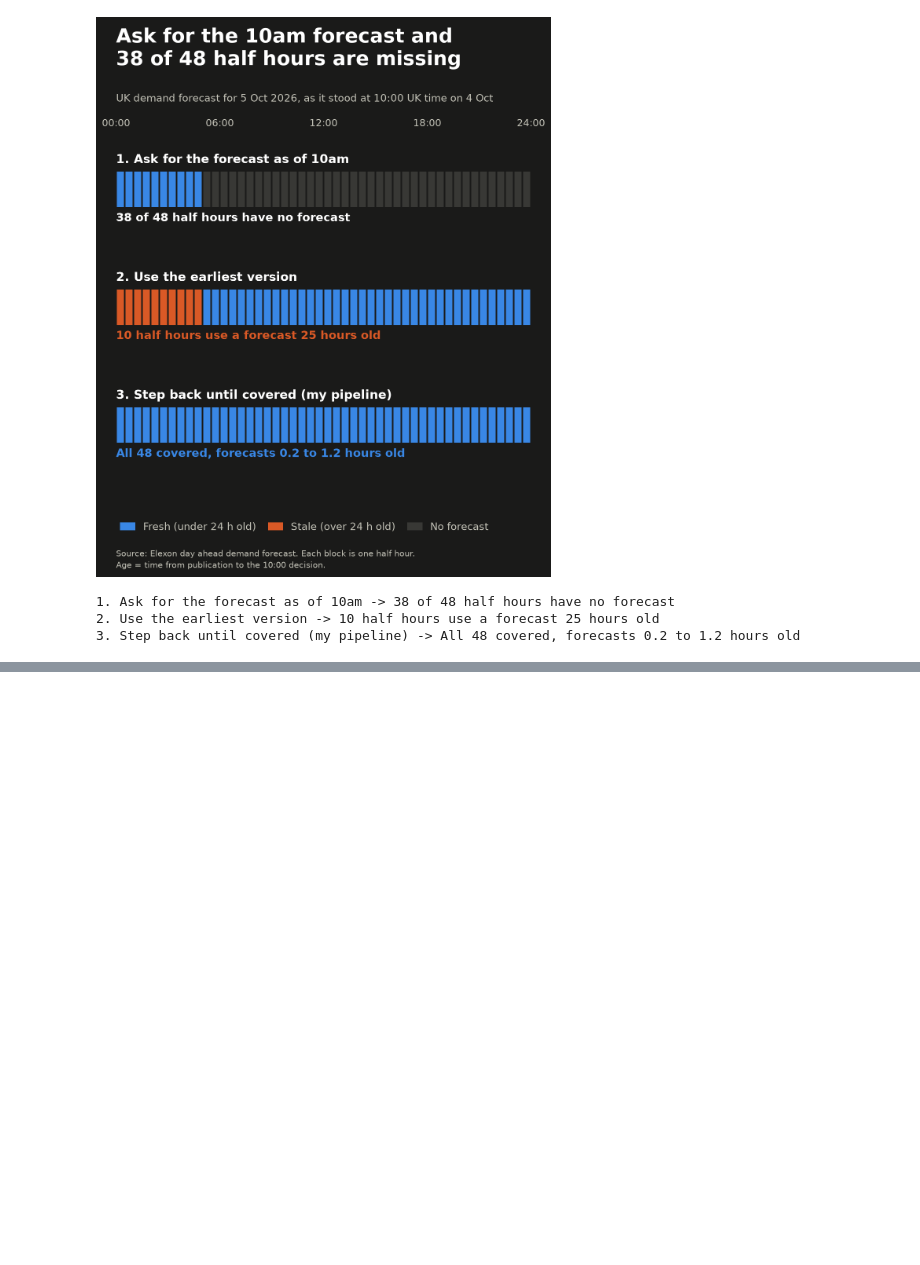
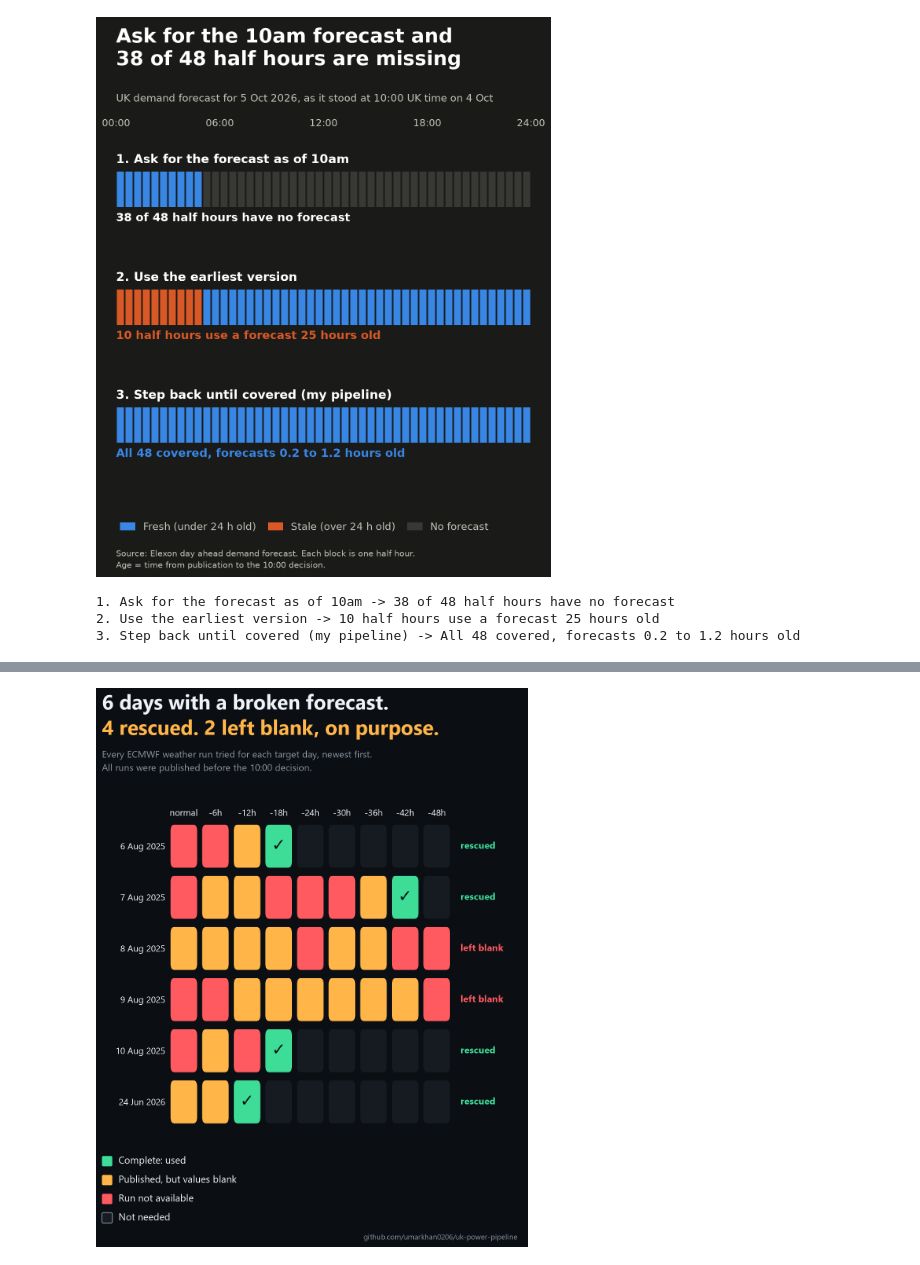
Before and after one commit to umarkhan0206/uk-power-pipeline, a Jupyter notebook: notebooks/01_explore_apis.ipynb, the cells around one changed output, grey strips where cells are left out. Drawn from its saved outputs; the diff is of its cells as text; code cells hidden in the pictures; blank space fills up the shorter version.

```diff
--- a/notebooks/01_explore_apis.ipynb
+++ b/notebooks/01_explore_apis.ipynb
@@ -1082,0 +1356,14 @@ for name, mapping in rows:
+# %%
+import requests
+
+base = "https://single-runs-api.open-meteo.com/v1/forecast"
+params = {"latitude": 51.5, "longitude": -0.13, "run": "2025-10-25T00:00",
+          "models": "ecmwf_ifs", "hourly": "temperature_2m", "timezone": "GMT"}
+
+for extra in [{}, {"forecast_days": 3}, {"forecast_hours": 72}]:
+    r = requests.get(base, params={**params, **extra}, timeout=30)
+    body = r.json()
+    times = body.get("hourly", {}).get("time", [])
+    print(extra or "no setting", "| status", r.status_code, "| hours", len(times),
+          "| first", times[0] if times else None, "| last", times[-1] if times else None,
+          "| error", body.get("reason"))
@@ -1082,0 +1463,69 @@ for name, mapping in rows:
+# %%
+import matplotlib.pyplot as plt
+from matplotlib.patches import FancyBboxPatch
+
+plt.rcParams["font.family"] = ["Segoe UI", "DejaVu Sans"]
+BG, FG, GREY = "#0b0f14", "#f0f3f6", "#8b949e"
+COL = {"used": "#3ddc97", "incomplete": "#ffb547", "missing": "#ff5a5f", "untried": "#161b22"}
+
+# From the backfill log of 18 Oct 2026. Columns: the normal run, then 6 h earlier each step.
+U, I, M, N = "used", "incomplete", "missing", "untried"
+rows = [
+    ("6 Aug 2025",  [M, M, I, U, N, N, N, N, N]),
+    ("7 Aug 2025",  [M, I, I, M, M, M, I, U, N]),
+    ("8 Aug 2025",  [I, I, I, I, M, I, I, M, M]),
+    ("9 Aug 2025",  [M, M, I, I, I, I, I, I, M]),
+    ("10 Aug 2025", [M, I, M, U, N, N, N, N, N]),
+    ("24 Jun 2026", [I, I, U, N, N, N, N, N, N]),
+]
+cols = ["normal", "-6h", "-12h", "-18h", "-24h", "-30h", "-36h", "-42h", "-48h"]
+
+fig = plt.figure(figsize=(8, 10), dpi=150)
+fig.patch.set_facecolor(BG)
+ax = fig.add_axes([0.20, 0.22, 0.75, 0.52])
+ax.set_facecolor(BG)
+for r, (_, cells) in enumerate(rows):
+    for c, state in enumerate(cells):
+        ax.add_patch(FancyBboxPatch((c + 0.08, r + 0.08), 0.84, 0.84,
+                                    boxstyle="round,pad=0,rounding_size=0.12",
+                                    facecolor=COL[state], edgecolor="none"))
+        if state == "used":
+            ax.text(c + 0.5, r + 0.5, "✓", color=BG, fontsize=20, ha="center", va="center",
+                    fontweight="bold")
+    result = "rescued" if "used" in cells else "left blank"
+    ax.text(9.25, r + 0.5, result, color=COL["used"] if result == "rescued" else COL["missing"],
+            fontsize=11.5, va="center", fontweight="bold")
+ax.set_xlim(0, 11.2)
+ax.set_ylim(len(rows), 0)
+ax.set_yticks([r + 0.5 for r in range(len(rows))], [d for d, _ in rows])
+ax.set_xticks([c + 0.5 for c in range(len(cols))], cols)
+ax.tick_params(colors=FG, labelsize=11, length=0)
+ax.xaxis.tick_top()
+for s in ax.spines.values():
+    s.set_visible(False)
+
+fig.text(0.06, 0.955, "6 days with a broken forecast.", color=FG, fontsize=25,
+         fontweight="bold", va="top")
+fig.text(0.06, 0.912, "4 rescued. 2 left blank, on purpose.", color=COL["incomplete"],
+         fontsize=25, fontweight="bold", va="top")
+fig.text(0.06, 0.862, "Every ECMWF weather run tried for each target day, newest first.\n"
+         "All runs were published before the 10:00 decision.",
+         color=GREY, fontsize=11.5, va="top", linespacing=1.5)
+
+legend = [("used", "Complete: used"), ("incomplete", "Published, but values blank"),
+          ("missing", "Run not available"), ("untried", "Not needed")]
+y = 0.16
+for key, label in legend:
+    fig.patches.append(FancyBboxPatch((0.06, y - 0.006), 0.022, 0.0176,
+                                      boxstyle="round,pad=0,rounding_size=0.003",
+                                      transform=fig.transFigure, facecolor=COL[key],
+                                      edgecolor=GREY if key == "untried" else "none"))
+    fig.text(0.095, y + 0.003, label, color=FG, fontsize=12, va="center")
+    y -= 0.032
+fig.text(0.94, 0.03, "github.com/umarkhan0206/uk-power-pipeline", color=GREY, fontsize=9,
+         ha="right")
+
+fig.savefig("../data/linkedin_part4_weather_fallback.png", facecolor=BG)
+plt.show()
+# %% [output]
+[figure, added]
```
Also changed, not shown: parts of 8 cells of this notebook, 8 other files.
